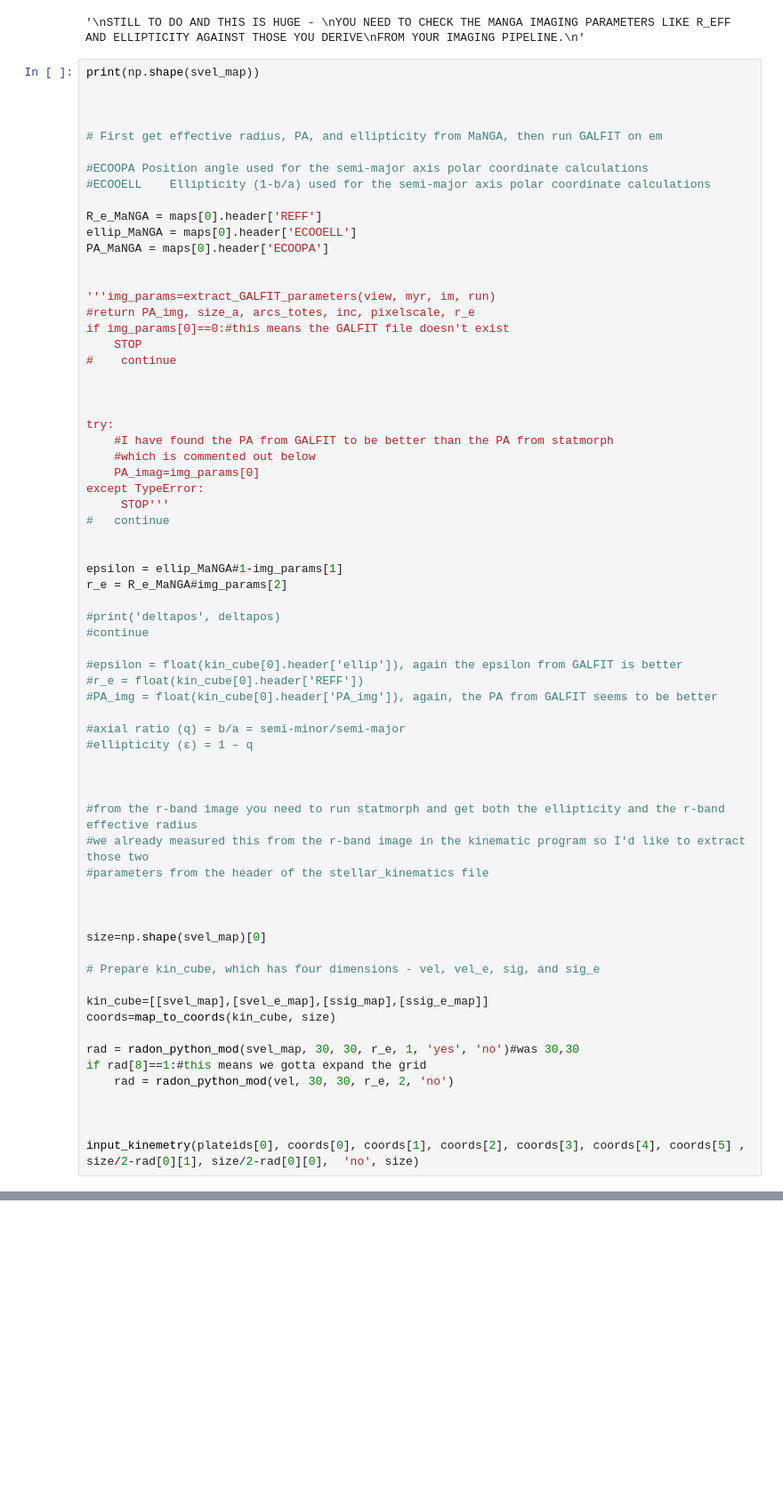
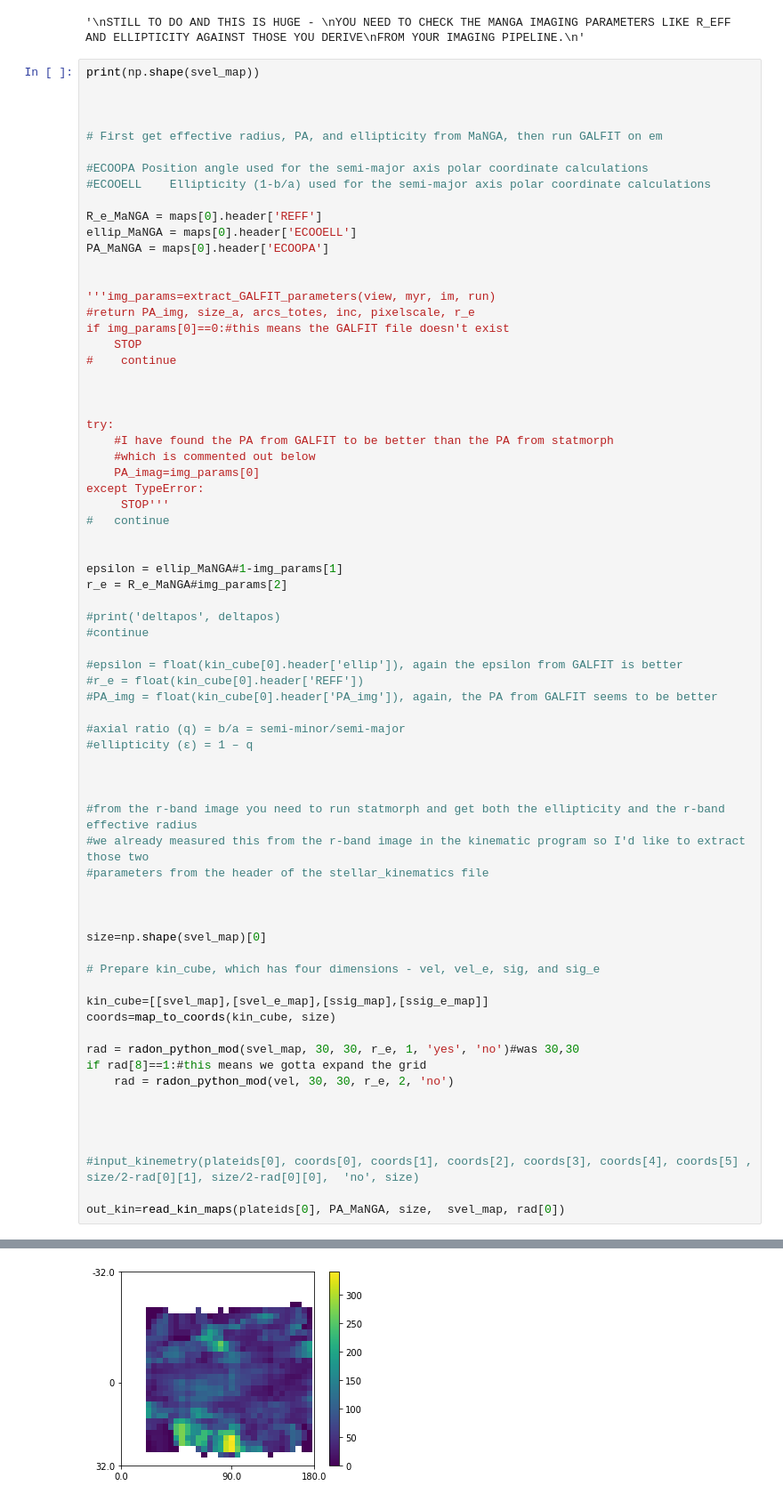
Before and after one commit to beckynevin/MaNGA_Kinemetry_Tool, a Jupyter notebook: Extract_Kinemetry_txt.ipynb, the cells around one changed output, grey strips where cells are left out. Shown at 89% size. Cells and saved outputs as stored; diff of their text form; blank space fills up the shorter version.

Commit message:
Updated to output and read kinemetry results

```diff
--- a/Extract_Kinemetry_txt.ipynb
+++ b/Extract_Kinemetry_txt.ipynb
@@ -168,4 +176,8 @@ if rad[8]==1:#this means we gotta expand the grid
 
 
 
-input_kinemetry(plateids[0], coords[0], coords[1], coords[2], coords[3], coords[4], coords[5] , size/2-rad[0][1], size/2-rad[0][0],  'no', size)
+
+#input_kinemetry(plateids[0], coords[0], coords[1], coords[2], coords[3], coords[4], coords[5] , size/2-rad[0][1], size/2-rad[0][0],  'no', size)
+
+out_kin=read_kin_maps(plateids[0], PA_MaNGA, size,  svel_map, rad[0])
+# %% [output]
@@ -171,0 +185 @@ input_kinemetry(plateids[0], coords[0], coords[1], coords[2], coords[3], coords[
+[figure, added]
```
Also changed, not shown: parts of 3 cells of this notebook.
